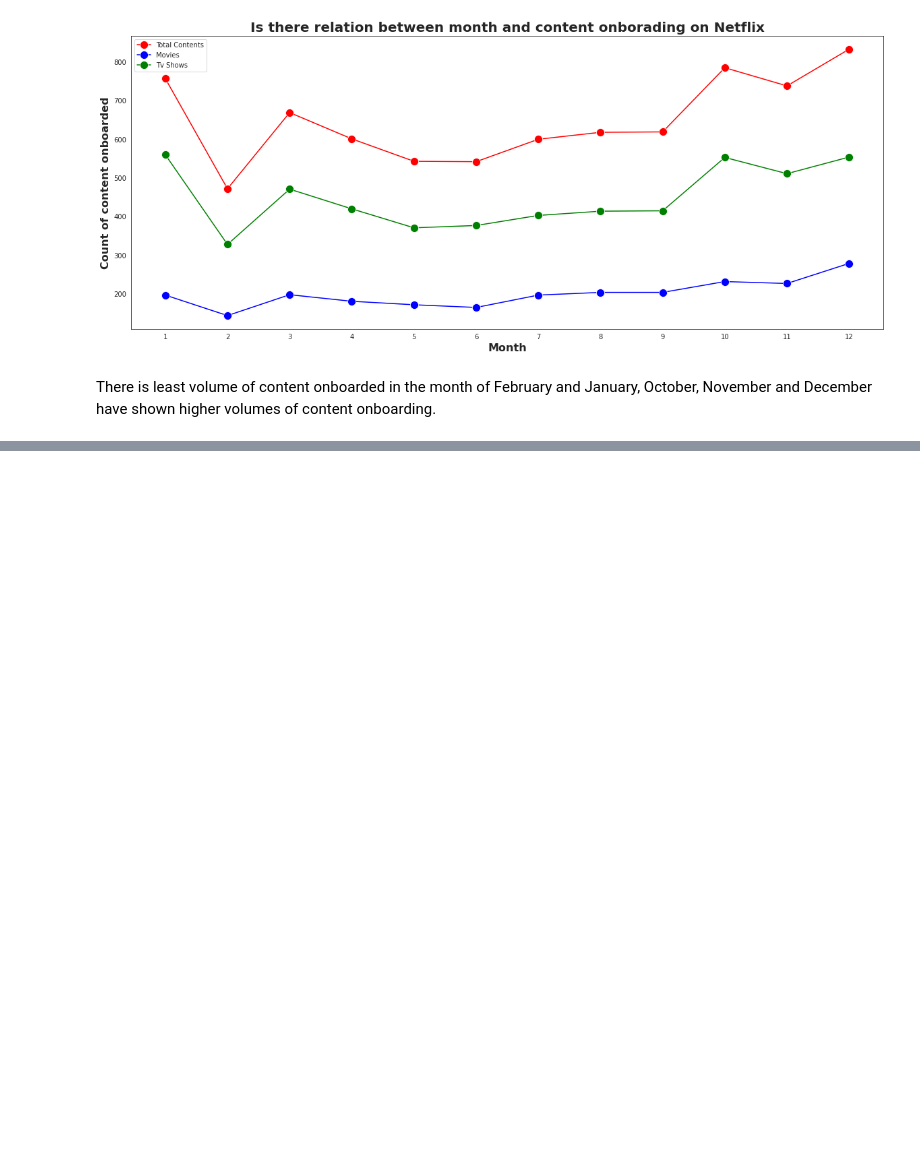
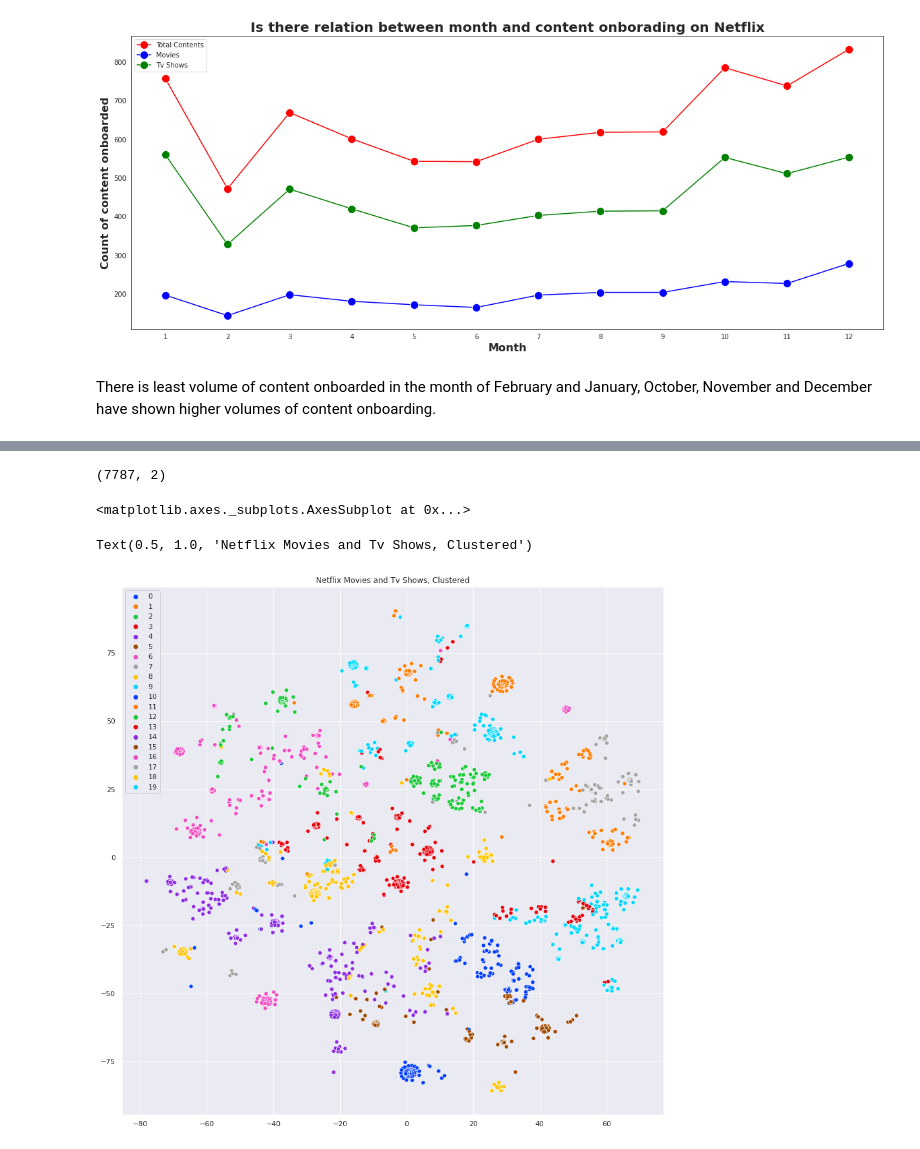
Before and after one commit to shetehm/NETFLIX-MOVIES-AND-TV-SHOWS-CLUSTERING, a Jupyter notebook: Individual_Colab_NETFLIX_MOVIES_AND_TV_SHOWS_CLUSTERING.ipynb, the cells around one changed output, grey strips where cells are left out. Drawn from its saved outputs; the diff is of its cells as text; code cells hidden in the pictures; blank space fills up the shorter version.

```diff
--- a/Individual_Colab_NETFLIX_MOVIES_AND_TV_SHOWS_CLUSTERING.ipynb
+++ b/Individual_Colab_NETFLIX_MOVIES_AND_TV_SHOWS_CLUSTERING.ipynb
@@ -656,0 +895,2 @@ TypeError: ignored
+# %%
+cluster_df= pd.concat([cluster_df, count_encoded], axis=1)
@@ -656,0 +923,3 @@ TypeError: ignored
+# %%
+#Dropping non-numeric and irrelevant columns which will not be useful for clustering
+cluster_df= cluster_df.drop(['show_id', 'type', 'title', 'director', 'cast', 'country', 'date_added', 'release_year','duration', 'listed_in', 'description'], axis=1)
@@ -656,0 +1035,15 @@ TypeError: ignored
+# %%
+# Applying the model
+from sklearn.cluster import KMeans
+
+# Create K-Means Model
+modelkmeans = KMeans(n_clusters=20, init='k-means++', n_init=10).fit(cluster_df)
+
+# Form cluster predictions using K-Means Model
+predictions = modelkmeans.predict(cluster_df)
+
+# Convert cluster predictions to data frame
+predictions_df = pd.DataFrame(predictions, columns=['cluster'])
+
+# Attach cluster predictions to original data frame
+#netflix_df.insert(len(netflix_df.columns), column = 'cluster', value = predictions_df.cluster)
@@ -656,0 +1055,25 @@ TypeError: ignored
+# %%
+from sklearn.manifold import TSNE
+
+x_embedded = TSNE(n_components=2).fit_transform(cluster_df)
+
+x_embedded.shape
+# %% [output]
+(7787, 2)
+# %%
+# Ploting the Clusters
+# sns settings
+sns.set(rc={'figure.figsize':(15,15)})
+
+# colors
+palette = sns.color_palette("bright", len(set(predictions)))
+
+# plot
+sns.scatterplot(x_embedded[:,0], x_embedded[:,1], hue=predictions, legend='full', palette=palette)
+plt.title("Netflix Movies and Tv Shows, Clustered")
+
+plt.show()
+# %% [output]
+<matplotlib.axes._subplots.AxesSubplot at 0x...>
+Text(0.5, 1.0, 'Netflix Movies and Tv Shows, Clustered')
+[figure, added]
```
Also changed, not shown: parts of 43 cells of this notebook.
